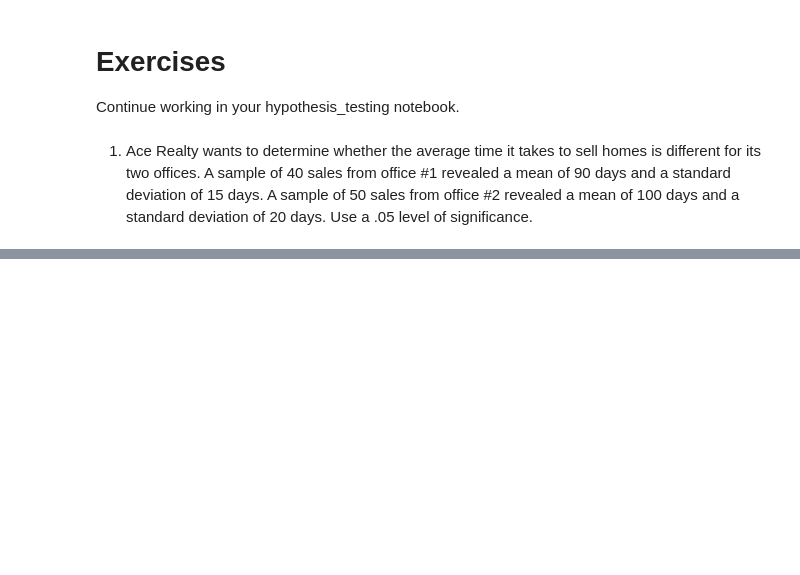
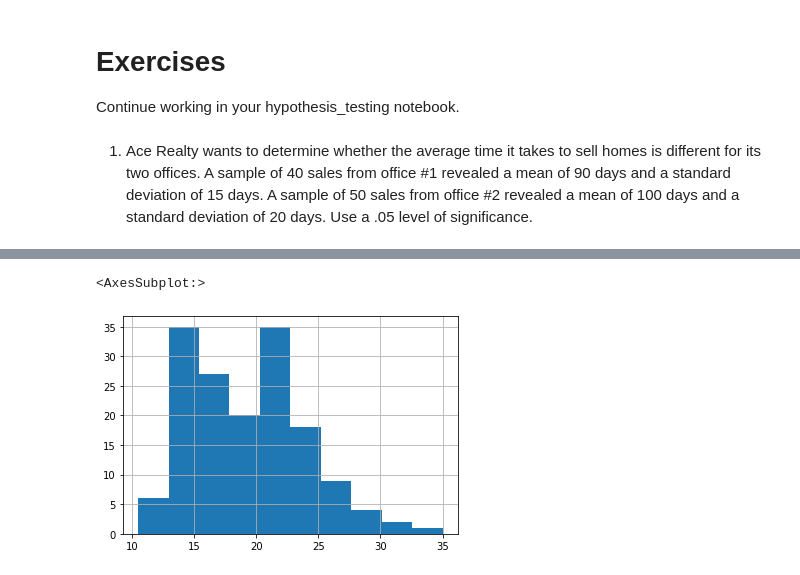
Before and after one commit to LinhQuach13/statistics-exercises, a Jupyter notebook: hypothesis_testing.ipynb, the cells around one changed output, grey strips where cells are left out. Cells and saved outputs as stored; diff of their text form; code cells hidden in the pictures; blank space fills up the shorter version.

```diff
--- a/hypothesis_testing.ipynb
+++ b/hypothesis_testing.ipynb
@@ -132,0 +416,8 @@ Continue working in your hypothesis_testing notebook.
+# %%
+auto= mpg[mpg.trans.str.contains('auto')].average_mileage
+manual=mpg[mpg.trans.str.contains('manual')].average_mileage
+# %%
+auto.hist()
+# %% [output]
+<AxesSubplot:>
+[figure, added]
```
Also changed, not shown: parts of 41 cells of this notebook.
